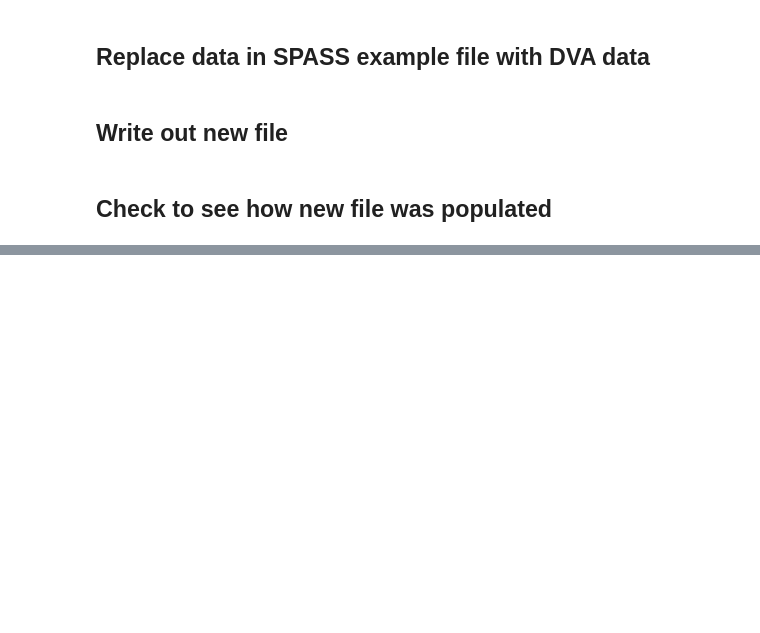
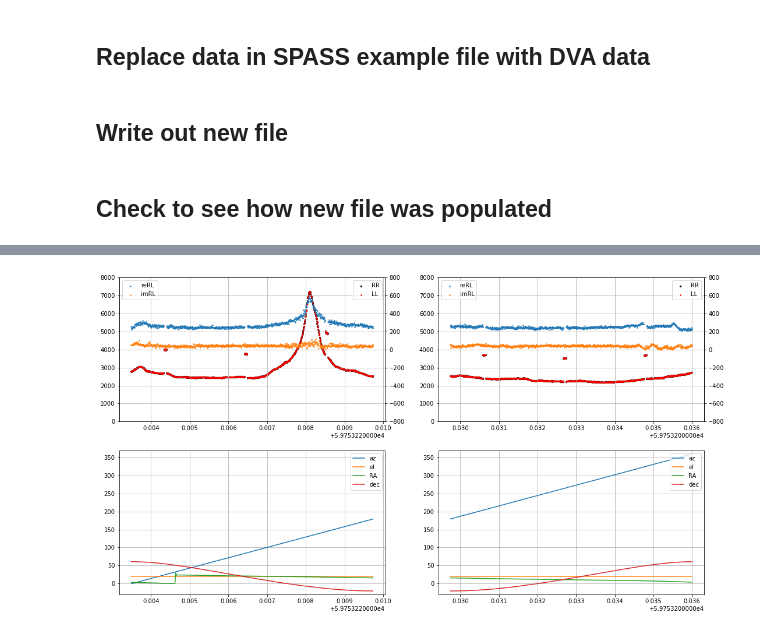
Before and after one commit to aordog/dva_pipeline, a Jupyter notebook: dva_h5_to_SDFITS.ipynb, the cells around one changed output, grey strips where cells are left out. Saved outputs shown, nothing was run; the diff lists cells and outputs as text; code cells hidden in the pictures; blank space fills up the shorter version.

```diff
--- a/dva_h5_to_SDFITS.ipynb
+++ b/dva_h5_to_SDFITS.ipynb
@@ -310,0 +619,51 @@ print(dva_new_file[1].data[120][8][0][0][3])
+# %%
+fig,axs = plt.subplots(2,2,figsize=(18,10))
+
+t_use = t_mjd[0:900]
+RR_plt = RR[0:900,0]
+LL_plt = RR[0:900,0]
+reRL_plt = reRL[0:900,0]
+imRL_plt = imRL[0:900,0]
+
+axs[0,0].scatter(t_use,RR_plt,s=5,label='RR',color='k')
+axs[0,0].scatter(t_use,LL_plt,s=2,label='LL',color='r')
+ax2 = axs[0,0].twinx()
+ax2.scatter(t_use,reRL_plt,s=2,label='reRL')
+ax2.scatter(t_use,imRL_plt,s=2,label='imRL')
+ax2.set_ylim(-800,800)
+ax2.legend(loc='upper left')
+
+axs[1,0].plot(t_use,az[0:900],label='az')
+axs[1,0].plot(t_use,el[0:900],label='el')
+axs[1,0].plot(t_use,ra[0:900],label='RA')
+axs[1,0].plot(t_use,dec[0:900],label='dec')
+
+
+t_use = t_mjd[900:1803]
+RR_plt = RR[900:1803,0]
+LL_plt = RR[900:1803,0]
+reRL_plt = reRL[900:1803,0]
+imRL_plt = imRL[900:1803,0]
+
+axs[0,1].scatter(t_use,RR_plt,s=5,label='RR',color='k')
+axs[0,1].scatter(t_use,LL_plt,s=2,label='LL',color='r')
+ax2 = axs[0,1].twinx()
+ax2.scatter(t_use,reRL_plt,s=2,label='reRL')
+ax2.scatter(t_use,imRL_plt,s=2,label='imRL')
+ax2.set_ylim(-800,800)
+ax2.legend(loc='upper left')
+
+axs[1,1].plot(t_use,az[900:1803],label='az')
+axs[1,1].plot(t_use,el[900:1803],label='el')
+axs[1,1].plot(t_use,ra[900:1803],label='RA')
+axs[1,1].plot(t_use,dec[900:1803],label='dec')
+
+
+for i in range(0,2):
+    for j in range(0,2):
+        axs[i,j].legend(loc='upper right')
+        axs[i,j].grid()
+        axs[0,j].set_ylim(0,8000)
+        axs[1,j].set_ylim(-30,370)
+# %% [output]
+[figure, added]
```
Also changed, not shown: parts of 19 cells of this notebook.
